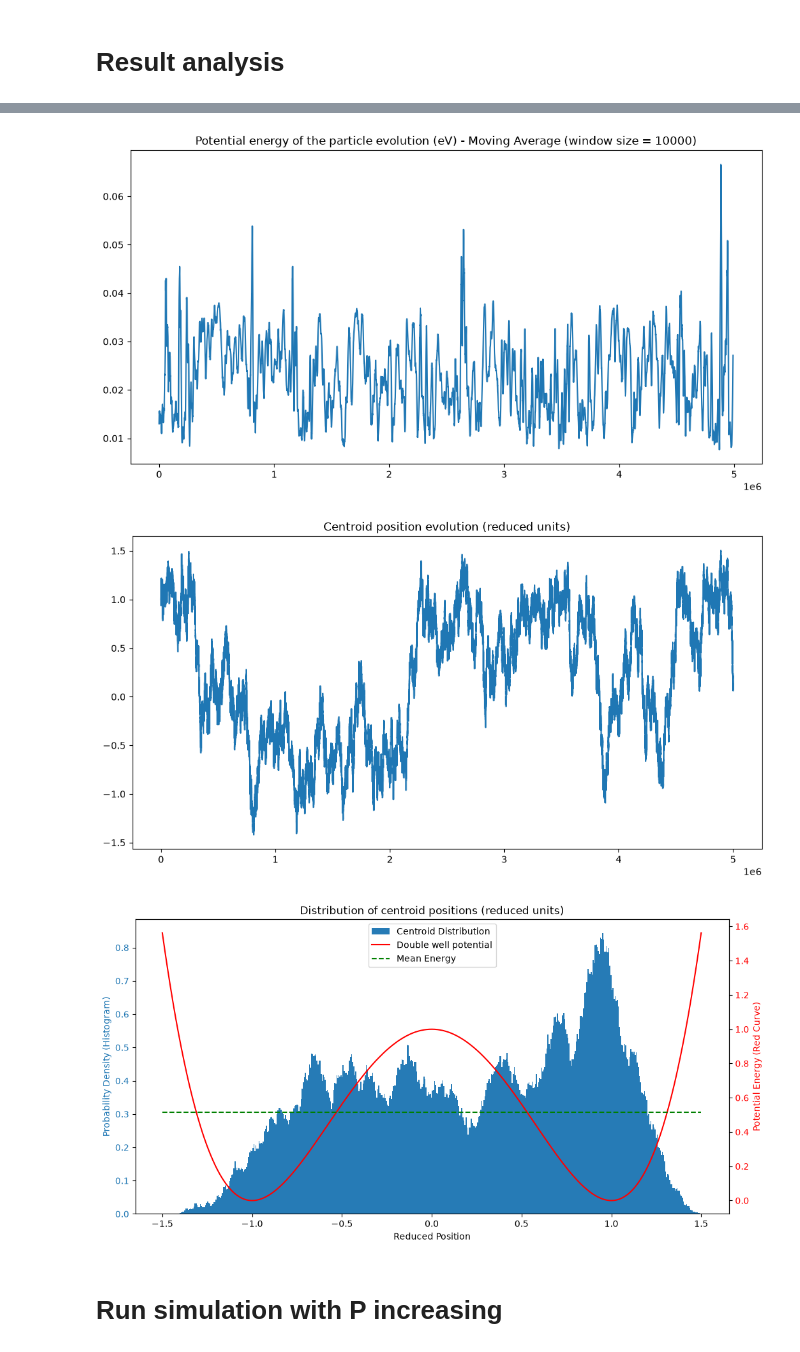
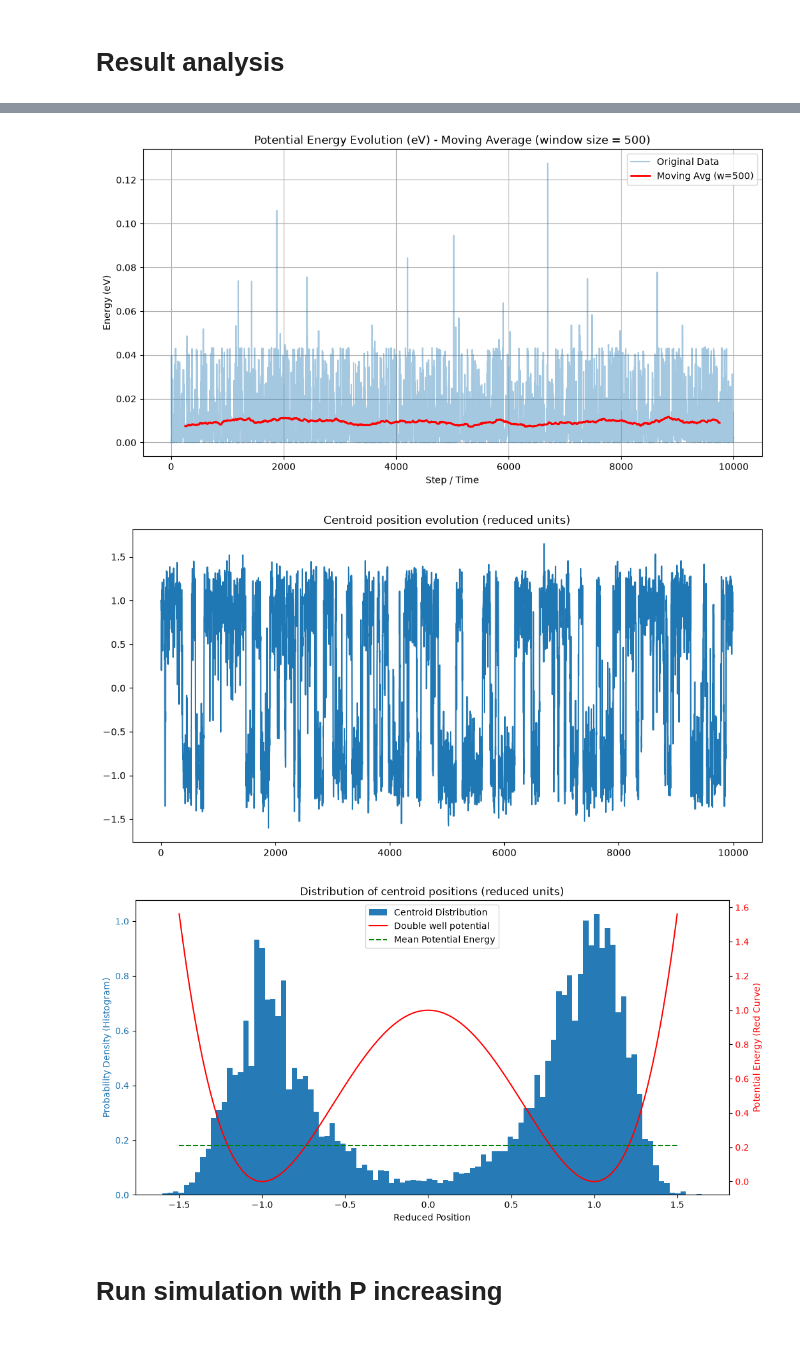
Before and after one commit to jJulZzZ/MSN---Projet-8, a Jupyter notebook: simu.ipynb, the cells around one changed output, grey strips where cells are left out. Saved outputs shown, nothing was run; the diff lists cells and outputs as text; code cells hidden in the pictures.

```diff
--- a/simu.ipynb
+++ b/simu.ipynb
@@ -113,11 +113,12 @@ def algo_step(
     return
 
 
-def run_simulation(N_sweep: int = 1000, P: int = 50, C: float = 0.3):
+def run_simulation(N_sweep: int = 1000, P: int = 50, C: float = 0.3, a_corr: float = 1.0):
     """
     N_sweep: Number of sweeps
     P: Number of beads
     C: Unit reduction factor
+    a_corr: Correction factor for tuning dx
     Run the Metropolis algorithm for N iterations.
     """
 
@@ -129,7 +130,7 @@ def run_simulation(N_sweep: int = 1000, P: int = 50, C: float = 0.3):
     omega_P = np.sqrt(P) * const.k * T / const.hbar # Quantum spring frequency
     P_ref = 50 # Reference number of beads for dx calculation
     dx_ref = 0.4 * a # Reference spatial step size
-    dx = dx_ref * np.sqrt(P_ref / P) # Adjusted spatial step size to maintain a similar acceptance rate (45%)
+    dx = dx_ref * np.sqrt(P_ref / P) * a_corr # Adjusted spatial step size to maintain a similar acceptance rate (45%)
     N = N_sweep * P # Total number of iterations
     params = SimulationParams(
         P=P,
@@ -164,7 +165,7 @@ def run_simulation(N_sweep: int = 1000, P: int = 50, C: float = 0.3):
 # %% [markdown]
 # Run simulation
 # %%
-M_conf, success_list, centroid_positions, mean_energies, params = run_simulation(100000, 50, C=0.3)
+M_conf, success_list, centroid_positions, mean_energies, params = run_simulation(10000, 1, C=0.3, a_corr=0.3)
 # %% [markdown]
 # Result analysis
 # %%
@@ -196,11 +197,22 @@ plt.plot(mean_energies / const.e)
 plt.title('Potential energy of the particle evolution (eV)')
 
 ## Plot energy evolution with moving average
-window_size = 10000
-moving_avg = np.convolve(mean_energies / const.e, np.ones(window_size)/window_size, mode='valid')
+window_size = int(N * 0.05)
+energies_eV = mean_energies / const.e
+kernel = np.ones(window_size) / window_size
+moving_avg = np.convolve(energies_eV, kernel, mode='valid')
+x_original = np.arange(N)  # Replace with actual time/step array if available
+offset = (window_size - 1) / 2.0
+x_moving_avg = x_original[:len(moving_avg)] + offset
 plt.figure(figsize=(12, 6))
-plt.plot(moving_avg)
-plt.title(f'Potential energy of the particle evolution (eV) - Moving Average (window size = {window_size})')
+plt.plot(x_original, energies_eV, alpha=0.4, label='Original Data')
+plt.plot(x_moving_avg, moving_avg, color='red', linewidth=2, label=f'Moving Avg (w={window_size})')
+plt.title(f'Potential Energy Evolution (eV) - Moving Average (window size = {window_size})')
+plt.xlabel('Step / Time')
+plt.ylabel('Energy (eV)')
+plt.legend()
+plt.grid(True)
+plt.show()
 
 ## Plot centroid (reduced positions)
 plt.figure(figsize=(12, 6))
@@ -210,7 +222,7 @@ plt.title('Centroid position evolution (reduced units)')
 # Plot distribution of centroid positions (reduced position)
 fig, ax1 = plt.subplots(figsize=(12, 6))
 
-ax1.hist(centroid_positions / a, bins=500, density=True, alpha=0.97, color='tab:blue', label='Centroid Distribution')
+ax1.hist(centroid_positions / a, bins=100, density=True, alpha=0.97, color='tab:blue', label='Centroid Distribution')
 ax1.set_xlabel('Reduced Position')
 ax1.set_ylabel('Probability Density (Histogram)', color='tab:blue')
 ax1.tick_params(axis='y', labelcolor='tab:blue')
@@ -220,7 +232,7 @@ x = np.linspace(-1.5, 1.5, 1000)
 y = (x**2 - 1)**2
 
 ax2.plot(x, y, color='red', label='Double well potential')
-ax2.plot(x, mean_energy_prod / V0 * np.ones_like(x), color='green', linestyle='--', label='Mean Energy')
+ax2.plot(x, mean_energy_prod / V0 * np.ones_like(x), color='green', linestyle='--', label='Mean Potential Energy')
 ax2.set_ylabel('Potential Energy (Red Curve)', color='red')
 ax2.tick_params(axis='y', labelcolor='red')
 
@@ -241,6 +253,6 @@ Variance of centroid position: 7.4102e-22 m^2
-[figure, old version]
+[figure, new version]
-[figure, old version]
+[figure, new version]
-[figure, old version]
+[figure, new version]
 # %% [markdown]
 # Run simulation with P increasing
 # %%
```
Also changed, not shown: parts of 2 cells of this notebook.
